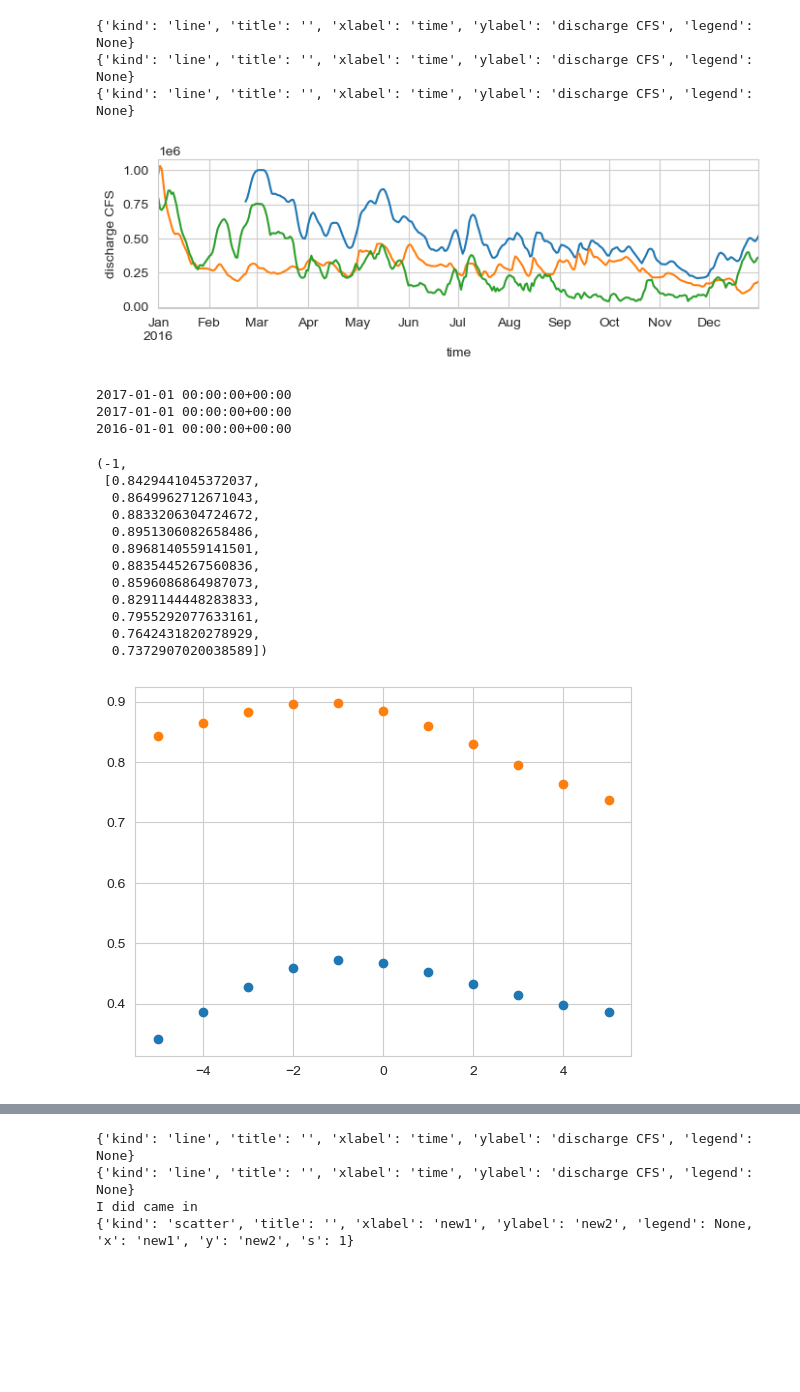
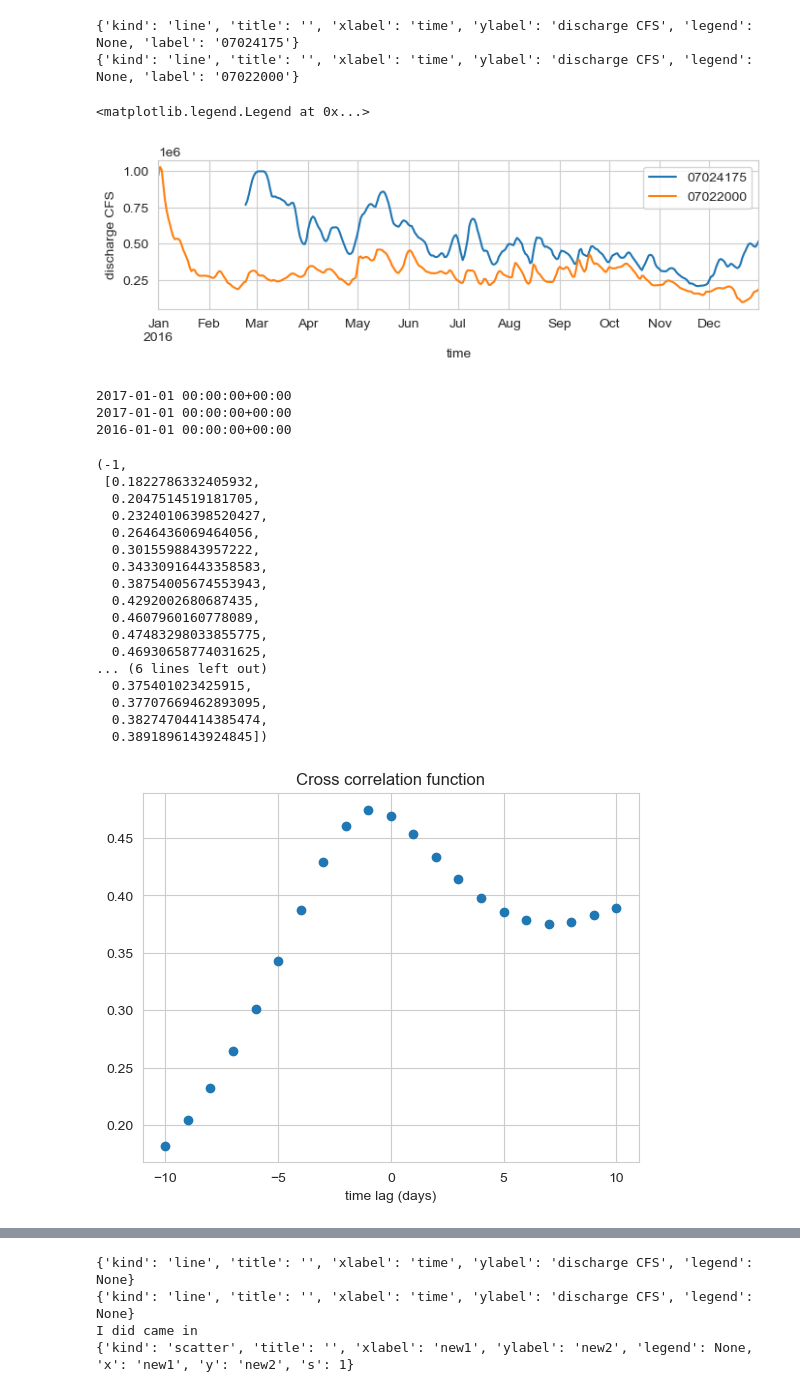
Before and after one commit to sergiogyoz/Machine-Learning, a Jupyter notebook: project/project_testing.ipynb, the cells around one changed output, grey strips where cells are left out. Cells and saved outputs as stored; diff of their text form; code cells hidden in the pictures; blank space fills up the shorter version.

```diff
--- a/project/project_testing.ipynb
+++ b/project/project_testing.ipynb
@@ -24,7 +24,8 @@ def percentiles(df=pd.DataFrame, label="no_column", show = True):
 def custom_plot(df=pd.DataFrame, xtag="", ytag="",
                 kind="scatter",legend=None, title="",
                 xlabel="time", ylabel="discharge CFS",
-                s=1, xsize=8, ysize=2, date_format=""):
+                s=1, xsize=8, ysize=2, date_format="",
+                label=""):
     """For my repetitive plotting of dfs or series objects"""
     if date_format != "":
         date_form = DateFormatter(date_format)
@@ -33,7 +34,8 @@ def custom_plot(df=pd.DataFrame, xtag="", ytag="",
         "title" : title,
         "xlabel" : xlabel,
         "ylabel" : ylabel,
-        "legend" : legend
+        "legend" : legend,
+        "label" : label
     }
     if type(df)==pd.DataFrame:
         l_param["x"] = xtag
@@ -49,7 +51,7 @@ def custom_plot(df=pd.DataFrame, xtag="", ytag="",
     plt.gcf().set_size_inches(xsize,ysize)
 # %%
 date_format="YYYY-MM-DDTHH:SS:MM"
-upstream_sites = ["07022000", "03612600"]
+upstream_sites = ["07022000" ]# , "03612600"]
 main_site = "07024175"
 
 param_cd =["00060"]
@@ -64,17 +66,19 @@ end="2016-12-31"
 dfs=[]
 
 mdf, meta = nwis.get_dv(sites=main_site, start=start, end=end, parameterCd=param_cd)
-custom_plot(mdf["00060_Mean"])
+custom_plot(mdf["00060_Mean"], label=main_site)
 
 for site in upstream_sites:
     df, meta = nwis.get_dv(sites=site, start=start, end=end, parameterCd=param_cd)
     dfs.append(df)
-    custom_plot(df["00060_Mean"])
+    custom_plot(df["00060_Mean"], label=site)
+
+plt.legend()
 # %% [output]
-{'kind': 'line', 'title': '', 'xlabel': 'time', 'ylabel': 'discharge CFS', 'legend': None}
-{'kind': 'line', 'title': '', 'xlabel': 'time', 'ylabel': 'discharge CFS', 'legend': None}
-{'kind': 'line', 'title': '', 'xlabel': 'time', 'ylabel': 'discharge CFS', 'legend': None}
+{'kind': 'line', 'title': '', 'xlabel': 'time', 'ylabel': 'discharge CFS', 'legend': None, 'label': '07024175'}
+{'kind': 'line', 'title': '', 'xlabel': 'time', 'ylabel': 'discharge CFS', 'legend': None, 'label': '07022000'}
+<matplotlib.legend.Legend at 0x...>
-[figure, old version]
+[figure, new version]
 # %%
 def cross_corr( df1=pd.DataFrame, df2=pd.DataFrame,
                 tag1="", tag2="",
@@ -105,6 +109,8 @@ def cross_corr( df1=pd.DataFrame, df2=pd.DataFrame,
     ax = plt.gca()
     ax.xaxis.get_major_locator().set_params(integer=True)
     maxcv = shifts[np.argmax(ccv)]
+    plt.title("Cross correlation function")
+    plt.xlabel(f"time lag (days)")
     return maxcv, ccv
 # %%
 print(dfs[1].index[-1])
@@ -115,19 +121,23 @@ print(min(dfs[0].index[0],dfs[1].index[1]))
 2017-01-01 00:00:00+00:00
 2016-01-01 00:00:00+00:00
 # %%
-cross_corr(mdf, dfs[0], tag1="00060_Mean", tag2="00060_Mean", shift_range=(-5,5))
-cross_corr(mdf, dfs[1], tag1="00060_Mean", tag2="00060_Mean", shift_range=(-5,5))
+cross_corr(mdf, dfs[0], tag1="00060_Mean", tag2="00060_Mean", shift_range=(-10,10))
 # %% [output]
 (-1,
- [0.8429441045372037,
-  0.8649962712671043,
-  0.8833206304724672,
-  0.8951306082658486,
-  0.8968140559141501,
-  0.8835445267560836,
-  0.8596086864987073,
-  0.8291144448283833,
-  0.7955292077633161,
-  0.7642431820278929,
-  0.7372907020038589])
+ [0.1822786332405932,
+  0.2047514519181705,
+  0.23240106398520427,
+  0.2646436069464056,
+  0.3015598843957222,
+  0.34330916443358583,
+  0.38754005674553943,
+  0.4292002680687435,
+  0.4607960160778089,
+  0.47483298033855775,
+  0.46930658774031625,
+... (6 lines left out)
+  0.375401023425915,
+  0.37707669462893095,
+  0.38274704414385474,
+  0.3891896143924845])
-[figure, old version]
+[figure, new version]
```
Also changed, not shown: parts of 1 cell of this notebook.
